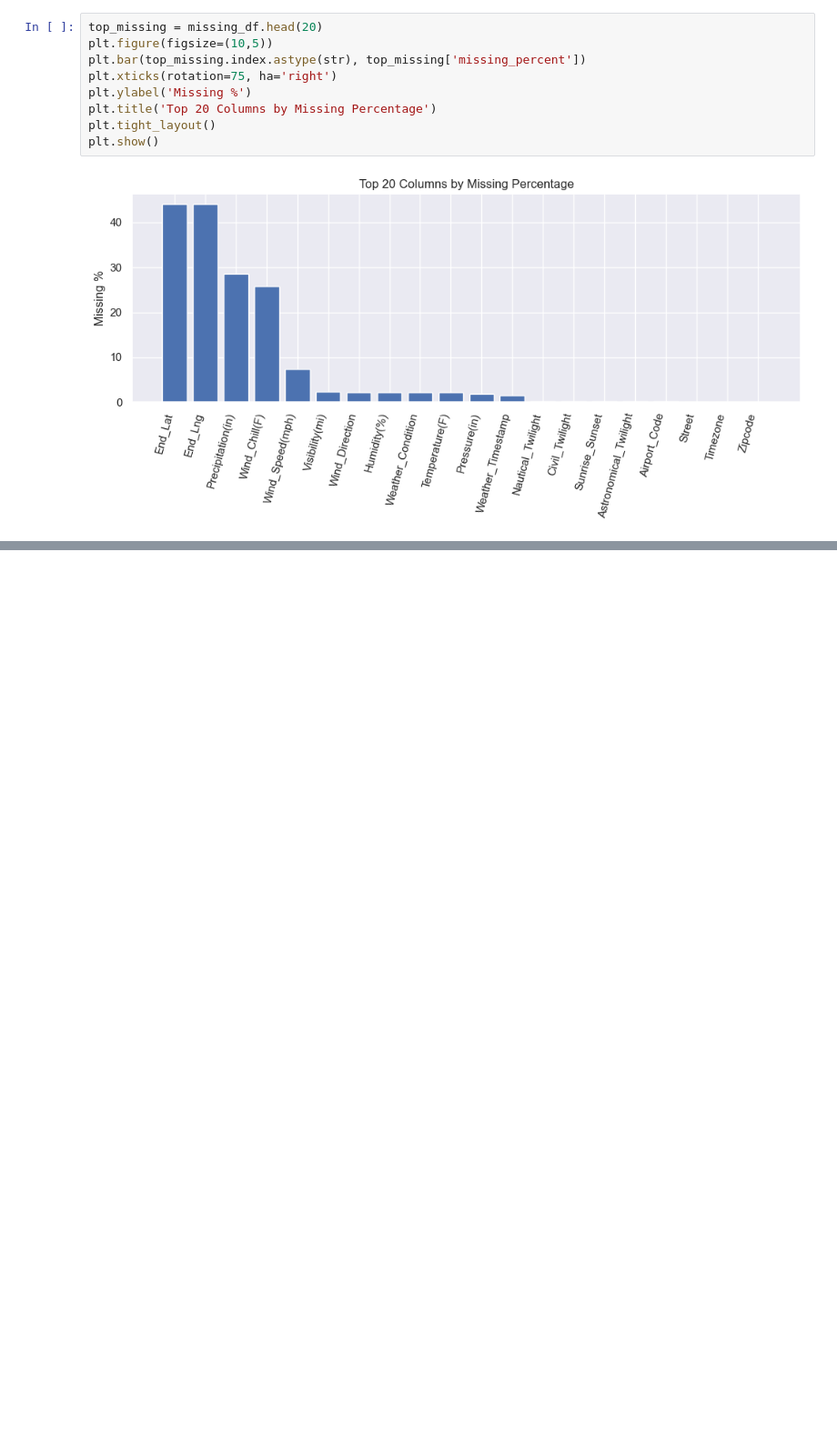
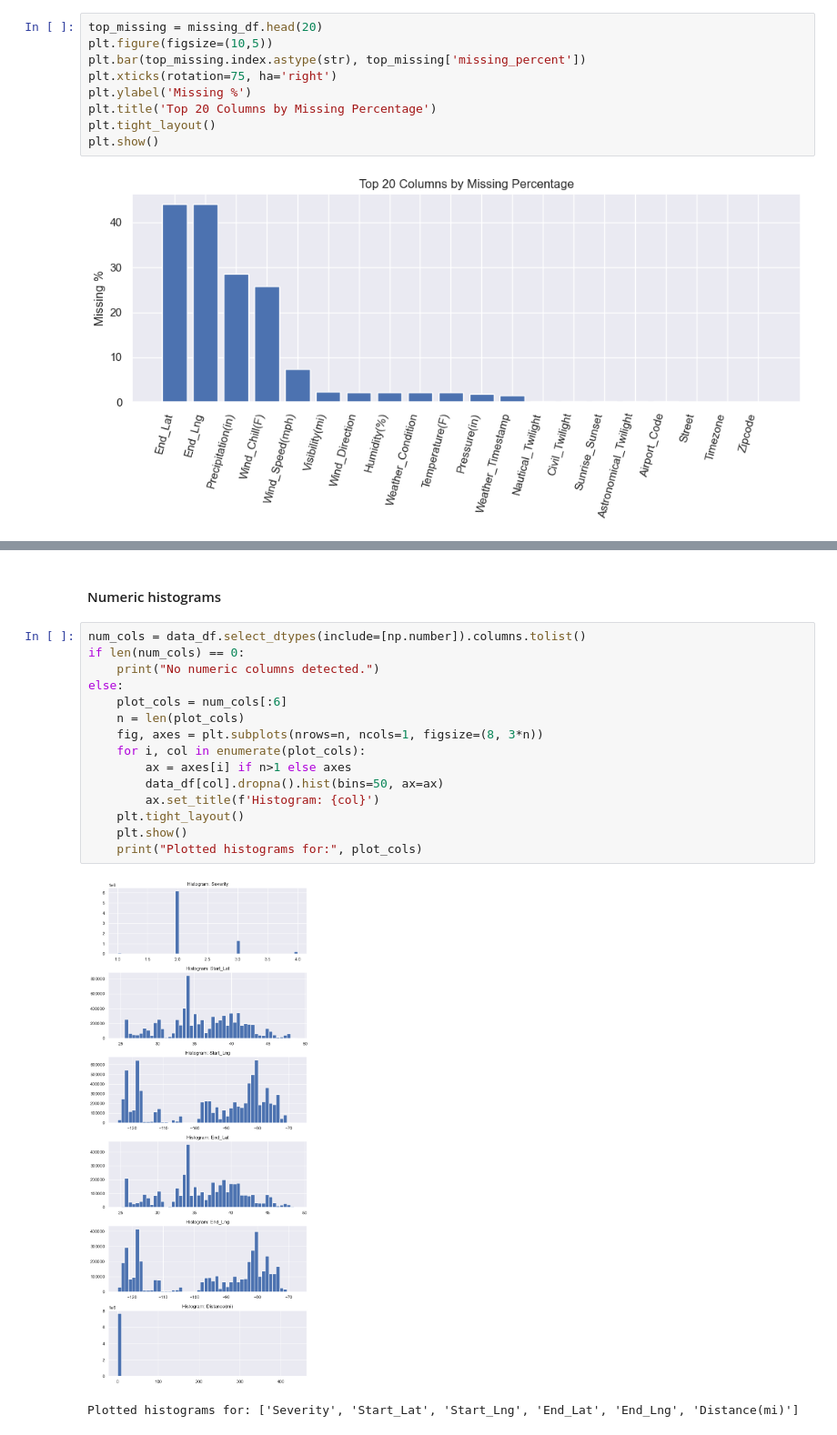
Before and after one commit to NSriDatta16/US-Accidents-Prediction, a Jupyter notebook: notebooks/accident_severity_analysis.ipynb, the cells around one changed output, grey strips where cells are left out. Shown at 91% size. Cells and saved outputs as stored; diff of their text form; blank space fills up the shorter version.

```diff
--- a/notebooks/accident_severity_analysis.ipynb
+++ b/notebooks/accident_severity_analysis.ipynb
@@ -171,3 +193,23 @@ Severity
 4     204710
 Name: count, dtype: int64
 [figure]
+# %% [markdown]
+#### Numeric histograms
+# %%
+num_cols = data_df.select_dtypes(include=[np.number]).columns.tolist()
+if len(num_cols) == 0:
+    print("No numeric columns detected.")
+else:
+    plot_cols = num_cols[:6]
+    n = len(plot_cols)
+    fig, axes = plt.subplots(nrows=n, ncols=1, figsize=(8, 3*n))
+    for i, col in enumerate(plot_cols):
+        ax = axes[i] if n>1 else axes
+        data_df[col].dropna().hist(bins=50, ax=ax)
+        ax.set_title(f'Histogram: {col}')
+    plt.tight_layout()
+    plt.show()
+    print("Plotted histograms for:", plot_cols)
+# %% [output]
+[figure, added]
+Plotted histograms for: ['Severity', 'Start_Lat', 'Start_Lng', 'End_Lat', 'End_Lng', 'Distance(mi)']
```
Also changed, not shown: parts of 71 cells of this notebook.
